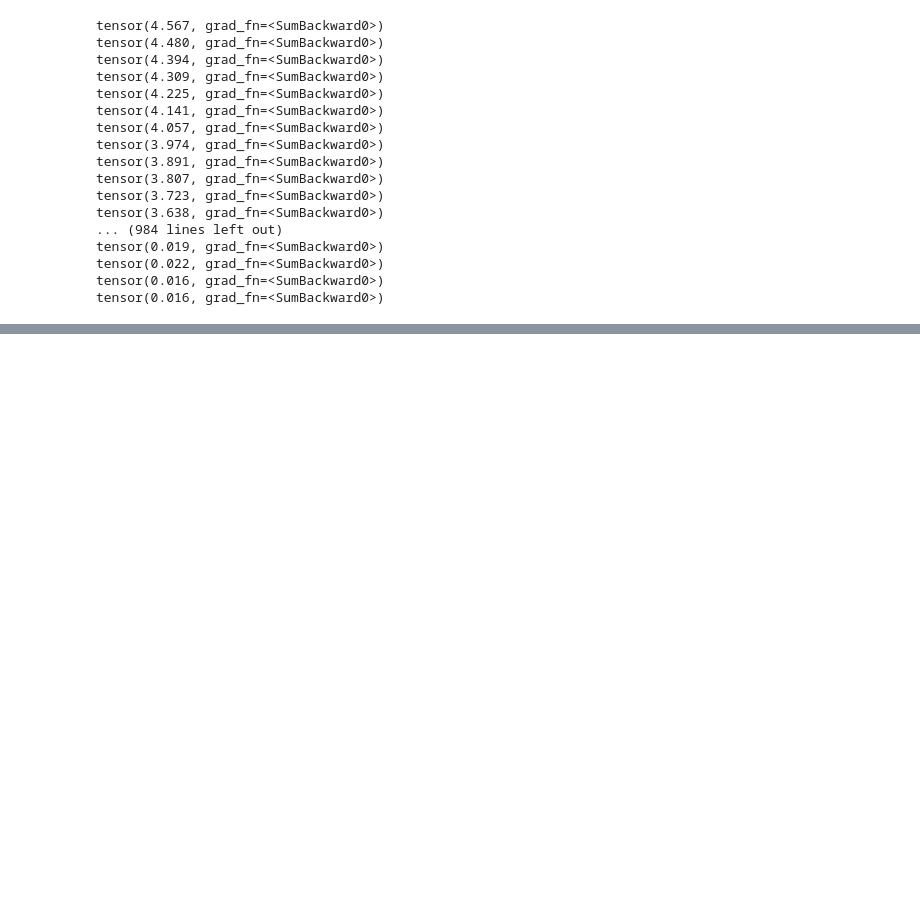
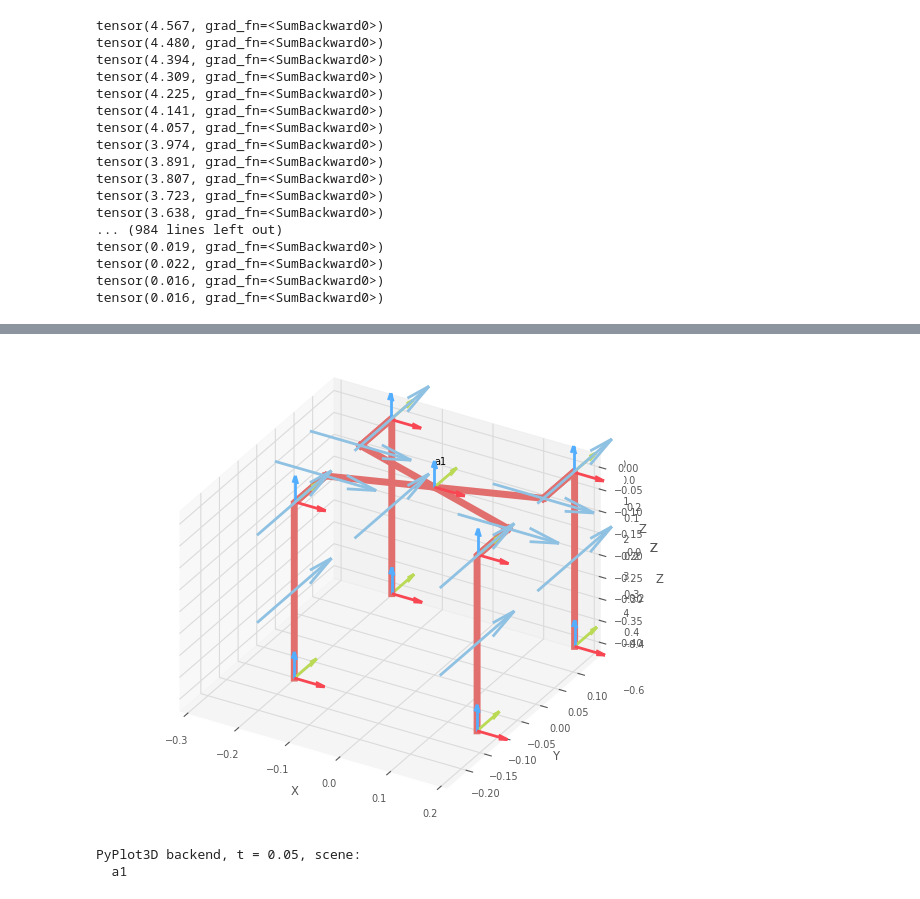
Before and after one commit to amanguptaBay/DiffRobotA1, a Jupyter notebook: a1.ipynb, the cells around one changed output, grey strips where cells are left out. Cells and saved outputs as stored; diff of their text form; code cells hidden in the pictures; blank space fills up the shorter version.

Commit message:
Added robot visualization

```diff
--- a/a1.ipynb
+++ b/a1.ipynb
@@ -178,3 +178,30 @@ tensor(0.019, grad_fn=<SumBackward0>)
 tensor(0.022, grad_fn=<SumBackward0>)
 tensor(0.016, grad_fn=<SumBackward0>)
 tensor(0.016, grad_fn=<SumBackward0>)
+# %%
+import numpy as np
+from roboticstoolbox.robot.ERobot import ERobot
+from math import pi
+class RobotXML(ERobot):
+
+    def __init__(self):
+
+        links, name, urdf_string, urdf_filepath = self.URDF_read(
+            "/Users/aman/Library/Mobile Documents/com~apple~CloudDocs/Work/UCSD/Research - Yip/DiffRobotA1/a1.urdf"
+        )
+
+        super().__init__(
+            links,
+            name=name,
+            urdf_string=urdf_string,
+            urdf_filepath=urdf_filepath,
+        )
+
+        self.manufacturer = "File Import"
+
+        # zero angles
+        self.addconfiguration("qz", np.zeros(12))
+
+
+robot = RobotXML()
+print(robot)
@@ -180,0 +226,8 @@ tensor(0.016, grad_fn=<SumBackward0>)
+# %%
+%matplotlib widget
+#Note for some reaso when you update one plot they both update
+robot.plot(robot.configs["qz"], backend="pyplot")
+# %% [output]
+[figure, added]
+PyPlot3D backend, t = 0.05, scene:
+  a1
```
Also changed, not shown: parts of 3 cells of this notebook, 2 other files.
